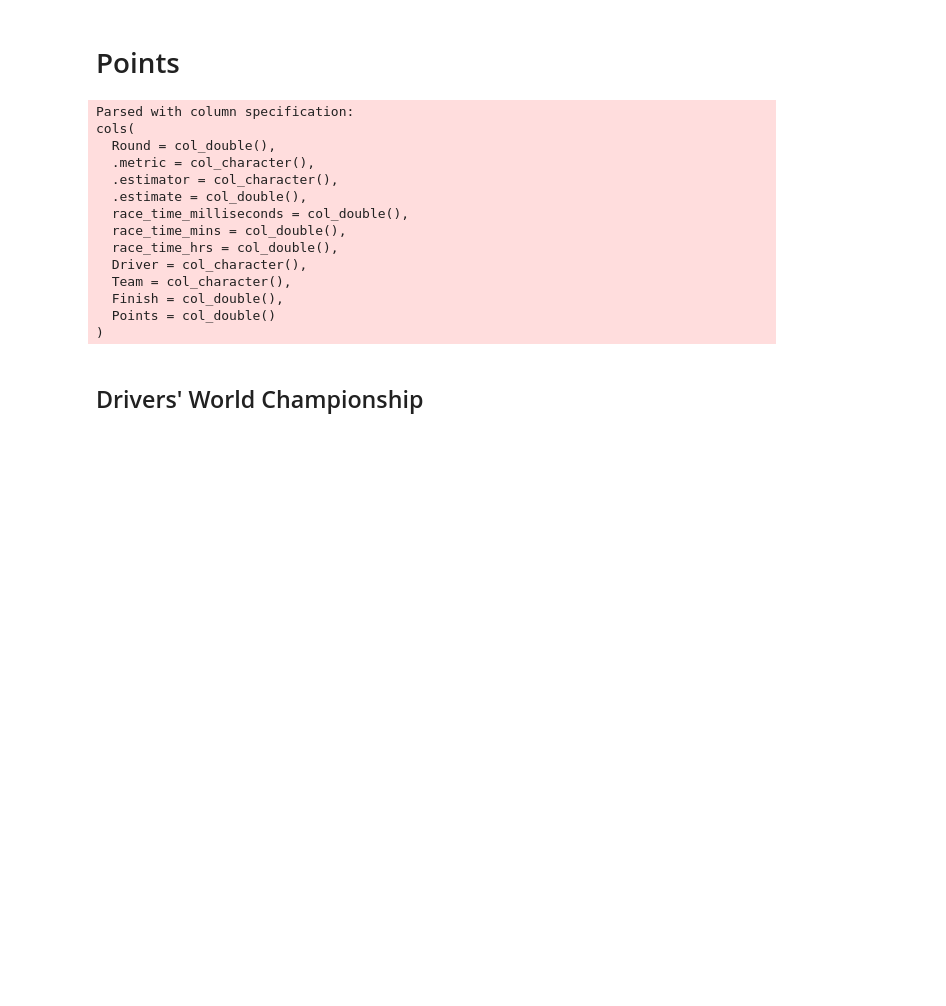
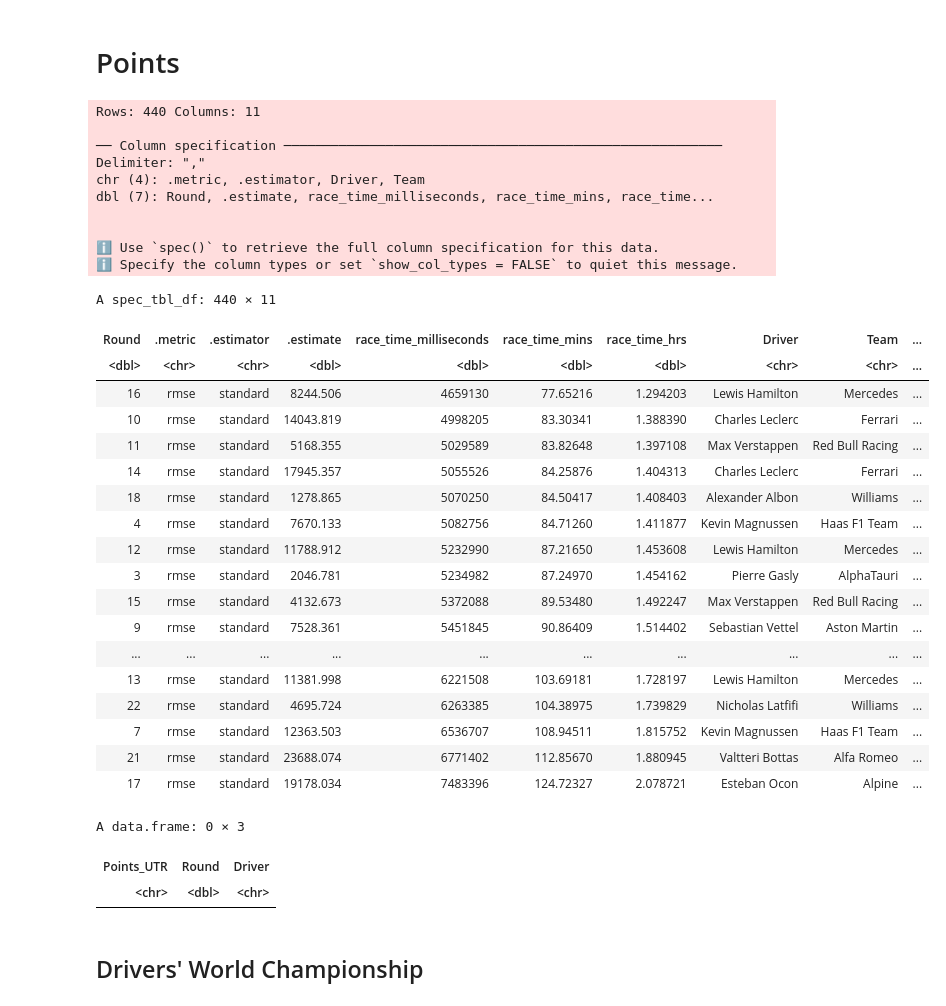
Before and after one commit to TaylorOglow/Formula_1, a Jupyter notebook: points.ipynb, the cells around one changed output. Cells and saved outputs as stored; diff of their text form; code cells hidden in the pictures; blank space fills up the shorter version.

```diff
--- a/points.ipynb
+++ b/points.ipynb
@@ -4,21 +4,46 @@
 library(tidyverse)
 source("Lap Wrangling/source/points.r")
 # %%
-points <- read_csv("https://raw.githubusercontent.com/TaylorOglow/Formula_1/main/season_model")
+point_data <- read_csv("https://raw.githubusercontent.com/TaylorOglow/Formula_1/main/season_model")
+
+point_data
 # %% [output]
-Parsed with column specification:
-cols(
-  Round = col_double(),
-  .metric = col_character(),
-  .estimator = col_character(),
-  .estimate = col_double(),
-  race_time_milliseconds = col_double(),
-  race_time_mins = col_double(),
-  race_time_hrs = col_double(),
-  Driver = col_character(),
-  Team = col_character(),
-  Finish = col_double(),
-  Points = col_double()
-)
+Rows: 440 Columns: 11
+
+── Column specification ────────────────────────────────────────────────────────
+Delimiter: ","
+chr (4): .metric, .estimator, Driver, Team
+dbl (7): Round, .estimate, race_time_milliseconds, race_time_mins, race_time...
+
+
+ℹ Use `spec()` to retrieve the full column specification for this data.
+ℹ Specify the column types or set `show_col_types = FALSE` to quiet this message.
+A spec_tbl_df: 440 × 11
+| Round | .metric | .estimator | .estimate | race_time_milliseconds | race_time_mins | race_time_hrs | Driver | Team | ... |
+| <dbl> | <chr> | <chr> | <dbl> | <dbl> | <dbl> | <dbl> | <chr> | <chr> | ... |
+| 16 | rmse | standard | 8244.506 | 4659130 | 77.65216 | 1.294203 | Lewis Hamilton | Mercedes | ... |
+| 10 | rmse | standard | 14043.819 | 4998205 | 83.30341 | 1.388390 | Charles Leclerc | Ferrari | ... |
+| 11 | rmse | standard | 5168.355 | 5029589 | 83.82648 | 1.397108 | Max Verstappen | Red Bull Racing | ... |
+| 14 | rmse | standard | 17945.357 | 5055526 | 84.25876 | 1.404313 | Charles Leclerc | Ferrari | ... |
+| 18 | rmse | standard | 1278.865 | 5070250 | 84.50417 | 1.408403 | Alexander Albon | Williams | ... |
+| 4 | rmse | standard | 7670.133 | 5082756 | 84.71260 | 1.411877 | Kevin Magnussen | Haas F1 Team | ... |
+| 12 | rmse | standard | 11788.912 | 5232990 | 87.21650 | 1.453608 | Lewis Hamilton | Mercedes | ... |
+| 3 | rmse | standard | 2046.781 | 5234982 | 87.24970 | 1.454162 | Pierre Gasly | AlphaTauri | ... |
+| 15 | rmse | standard | 4132.673 | 5372088 | 89.53480 | 1.492247 | Max Verstappen | Red Bull Racing | ... |
+| 9 | rmse | standard | 7528.361 | 5451845 | 90.86409 | 1.514402 | Sebastian Vettel | Aston Martin | ... |
+| ... | ... | ... | ... | ... | ... | ... | ... | ... | ... |
+| 13 | rmse | standard | 11381.998 | 6221508 | 103.69181 | 1.728197 | Lewis Hamilton | Mercedes | ... |
+| 22 | rmse | standard | 4695.724 | 6263385 | 104.38975 | 1.739829 | Nicholas Latfifi | Williams | ... |
+| 7 | rmse | standard | 12363.503 | 6536707 | 108.94511 | 1.815752 | Kevin Magnussen | Haas F1 Team | ... |
+| 21 | rmse | standard | 23688.074 | 6771402 | 112.85670 | 1.880945 | Valtteri Bottas | Alfa Romeo | ... |
+| 17 | rmse | standard | 19178.034 | 7483396 | 124.72327 | 2.078721 | Esteban Ocon | Alpine | ... |
+# %%
+season_points <- data.frame(Points_UTR = character(), Round = double(), Driver = character(), stringsAsFactors=FALSE)
+
+season_points
+# %% [output]
+A data.frame: 0 × 3
+| Points_UTR | Round | Driver |
+| <chr> | <dbl> | <chr> |
 # %% [markdown]
 ## Drivers' World Championship
```
Also changed, not shown: parts of 41 cells of this notebook, 2 other files.
